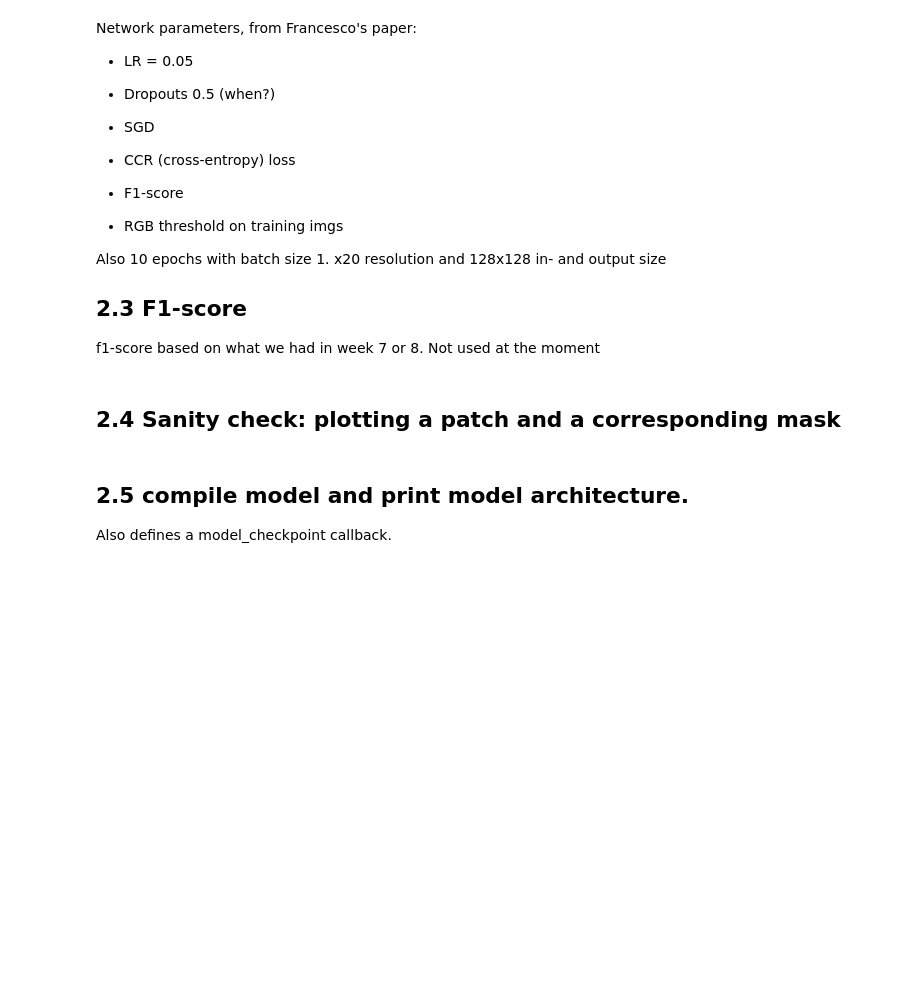
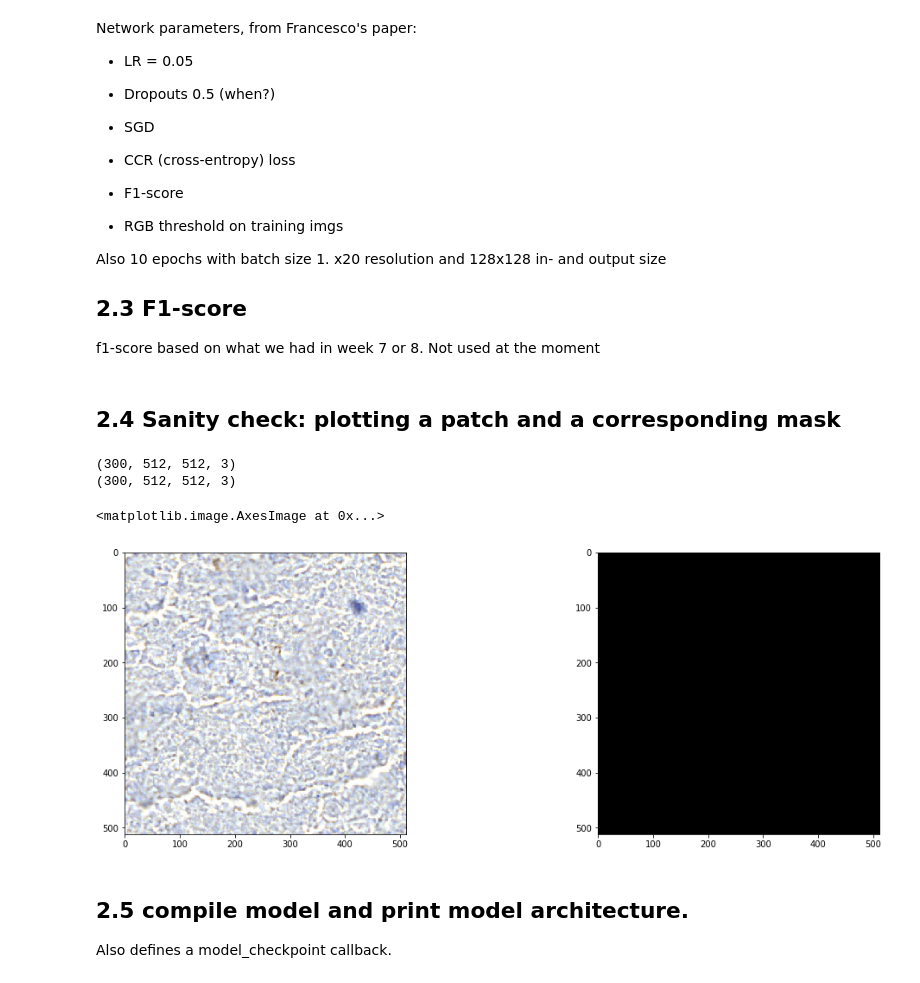
Before and after one commit to jeffluppes/ISMI2018, a Jupyter notebook: Project/ProjectNotebook.ipynb, the cells around one changed output. Drawn from its saved outputs; the diff is of its cells as text; code cells hidden in the pictures; blank space fills up the shorter version.

```diff
--- a/Project/ProjectNotebook.ipynb
+++ b/Project/ProjectNotebook.ipynb
@@ -368,7 +355,7 @@ def getCoord(img, img_path, width, height, csv_file):
     #poi = pois[np.random.choice(len(pois))]
     return (0, 0)
 # %%
-patches = generate_patches(train_dir, train_masks_dir, 200, 512, 512)
+patches = generate_patches(train_dir, train_masks_dir, 300, 512, 512)
 mask_patches = []
 img_patches = []
 for patch in patches:
@@ -628,16 +694,21 @@ def f1_score(y_true, y_pred):
 # %%
 print(np.asarray(img_patches).shape) #should be (num_samples, 512, 512, 3)
 print(np.asarray(mask_patches).shape) #should be (num_samples, 512, 512)
-ino = 1
+ino = 3
 
 plt.figure(1, figsize=(18, 6))
 # for the record, matplotlib uses this short-hand notation to show subplots. The 121 here stands for 1 row, 2 columns, first img
 # now you know how to use subplots like a pro.
 plt.subplot(121)
 plt.imshow(img_patches[ino])
 
 plt.subplot(122)
 plt.imshow(mask_patches[ino])
+# %% [output]
+(300, 512, 512, 3)
+(300, 512, 512, 3)
+<matplotlib.image.AxesImage at 0x...>
+[figure, added]
 # %% [markdown]
 ## 2.5 compile model and print model architecture.
 Also defines a model_checkpoint callback.
```
Also changed, not shown: parts of 28 cells of this notebook.
